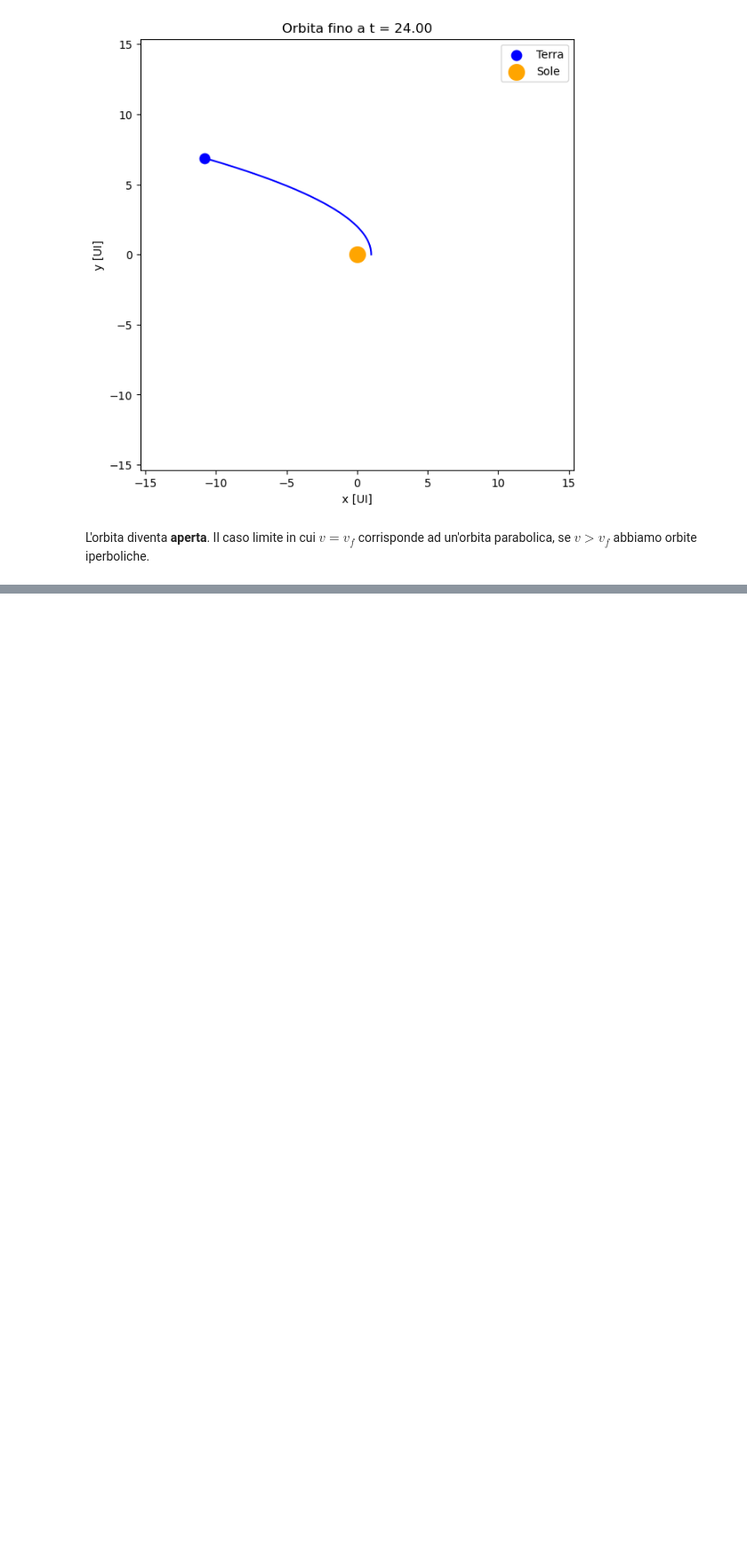
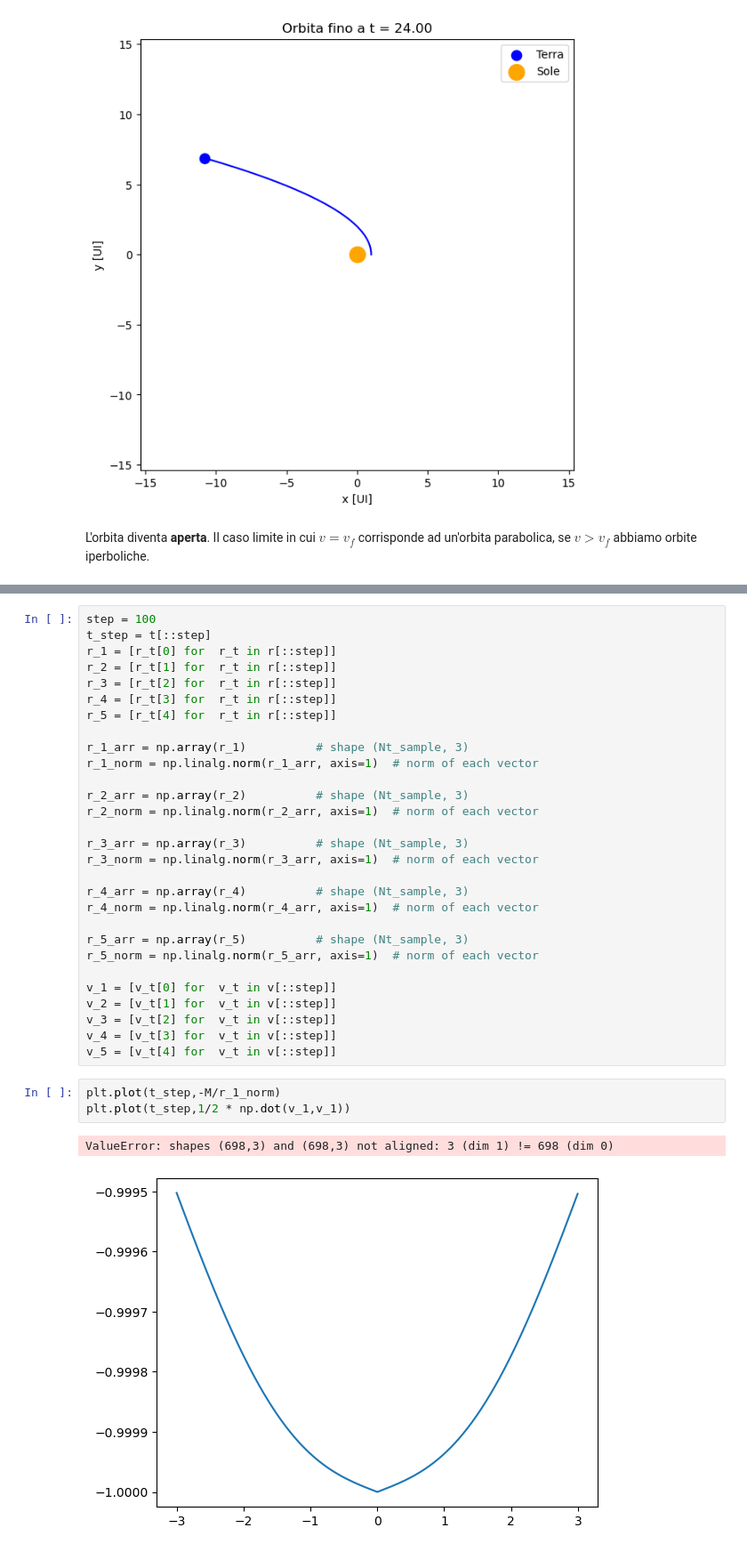
Before and after one commit to robertoinfurna/EDU, a Jupyter notebook: Gravitazione.ipynb, the cells around one changed output, grey strips where cells are left out. Shown at 89% size. Saved outputs shown, nothing was run; the diff lists cells and outputs as text; blank space fills up the shorter version.

```diff
--- a/Gravitazione.ipynb
+++ b/Gravitazione.ipynb
@@ -261,0 +449,35 @@ L'orbita diventa **aperta**. Il caso limite in cui $v=v_f$ corrisponde ad un'orb
+# %%
+step = 100
+t_step = t[::step]
+r_1 = [r_t[0] for  r_t in r[::step]]
+r_2 = [r_t[1] for  r_t in r[::step]]
+r_3 = [r_t[2] for  r_t in r[::step]]
+r_4 = [r_t[3] for  r_t in r[::step]]
+r_5 = [r_t[4] for  r_t in r[::step]]
+
+r_1_arr = np.array(r_1)          # shape (Nt_sample, 3)
+r_1_norm = np.linalg.norm(r_1_arr, axis=1)  # norm of each vector
+
+r_2_arr = np.array(r_2)          # shape (Nt_sample, 3)
+r_2_norm = np.linalg.norm(r_2_arr, axis=1)  # norm of each vector
+
+r_3_arr = np.array(r_3)          # shape (Nt_sample, 3)
+r_3_norm = np.linalg.norm(r_3_arr, axis=1)  # norm of each vector
+
+r_4_arr = np.array(r_4)          # shape (Nt_sample, 3)
+r_4_norm = np.linalg.norm(r_4_arr, axis=1)  # norm of each vector
+
+r_5_arr = np.array(r_5)          # shape (Nt_sample, 3)
+r_5_norm = np.linalg.norm(r_5_arr, axis=1)  # norm of each vector
+
+v_1 = [v_t[0] for  v_t in v[::step]]
+v_2 = [v_t[1] for  v_t in v[::step]]
+v_3 = [v_t[2] for  v_t in v[::step]]
+v_4 = [v_t[3] for  v_t in v[::step]]
+v_5 = [v_t[4] for  v_t in v[::step]]
+# %%
+plt.plot(t_step,-M/r_1_norm)
+plt.plot(t_step,1/2 * np.dot(v_1,v_1))
+# %% [output]
+ValueError: shapes (698,3) and (698,3) not aligned: 3 (dim 1) != 698 (dim 0)
+[figure, added]
```
Also changed, not shown: parts of 17 cells of this notebook.
